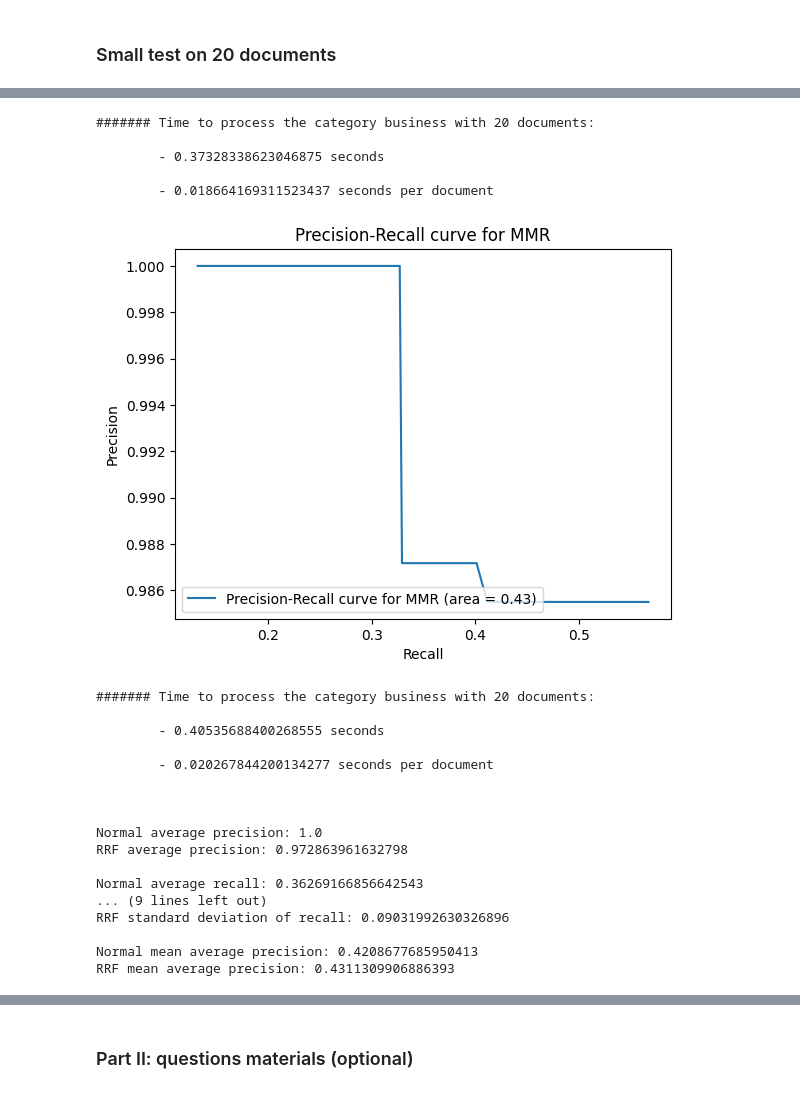
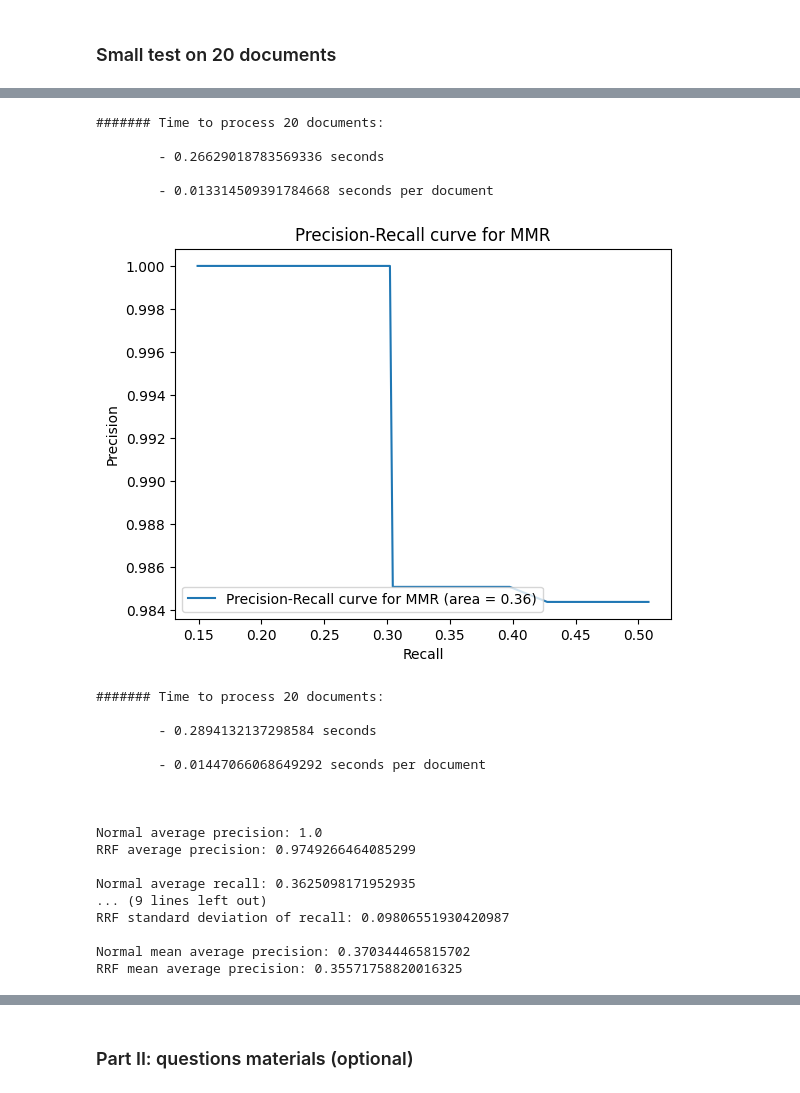
Before and after one commit to danieleavolio/Information-Processing-and-Retrieval, a Jupyter notebook: Project/Code/G8_P1_notebook.ipynb, the cells around one changed output, grey strips where cells are left out. Saved outputs shown, nothing was run; the diff lists cells and outputs as text; code cells hidden in the pictures.

```diff
--- a/Project/Code/G8_P1_notebook.ipynb
+++ b/Project/Code/G8_P1_notebook.ipynb
@@ -187,7 +184,6 @@ from transformers import BertModel, BertTokenizer
 import numpy as np
 import nltk
 
-# given two vectors representing embeddings, calculate the euclidian distance between them
 def euclidian_distance(v1, v2):
     # This will be used to compare the sentences embeddings of BERT
     return np.sum((v1 - v2) ** 2) ** 0.5
@@ -235,10 +231,7 @@ def summarization(
             sentence_scores.items(), key=lambda item: item[1], reverse=True
         )
 
-        # # Print the top sentences with their scores
-        # print("Top sentences with their scores")
-        # for i, score in sorted_sentence_scores[:5]:
-        #     print(f"Sentence: {sentences[i]} Score: {score}")
+
 
         summary_sentences = []
         summary_length = 0
@@ -256,7 +249,6 @@ def summarization(
         if order:
             summary_sentences.sort(key=lambda item: item[0])
 
-        # Join the sentences together into a single string
         summary = " ".join(sentence for i, sentence in summary_sentences)
     else:
         # The idea is to use the main sentence as an anchor and compare the rest of the sentences to it
@@ -265,16 +257,16 @@ def summarization(
         bert_model = BertModel.from_pretrained("bert-base-uncased")
         bert_tokenizer = BertTokenizer.from_pretrained("bert-base-uncased")
 
-        # The input for BERT is a list of strings
         # So we need to tokenize the sentences
         tokenized_sentences = bert_tokenizer(
-            sentences, return_tensors="pt", padding=True
+            sentences, return_tensors="pt", padding=True, truncation=True, max_length=512
         )
 
         anchor_embedding = bert_model(**tokenized_sentences)['last_hidden_state'].squeeze()[0].detach().numpy()
         sentences_embedding = {}
         for s in sentences:
-            sentences_embedding[s] = bert_model(**bert_tokenizer(s, return_tensors="pt"))['last_hidden_state'].squeeze()[0].detach().numpy()
+            tokenized_s = bert_tokenizer(s, return_tensors="pt", truncation=True, max_length=512)
+            sentences_embedding[s] = bert_model(**tokenized_s)['last_hidden_state'].squeeze()[0].detach().numpy()
 
 
         # Score is calculated using the euclidean distance function defined above
@@ -304,7 +296,6 @@ def summarization(
             summary_sentences.sort(key=lambda item: sentences.index(item[0]))
 
 
-        # Join the sentences together into a single string
         summary = " ".join(sentence for sentence, score in summary_sentences)
 
     if return_scores:
@@ -1013,7 +1026,7 @@ Probably this will take a while to run, so let's see how it goes.
 # %% [markdown]
 ### Small test on 20 documents
 # %%
-docs = documents_paths[300:320]
+docs = documents_paths[:20]
 
 normal_summaries = {}
 mmr_summaries = {}
@@ -1044,23 +1057,23 @@ compare_metrics(normal, mmr)
-####### Time to process the category business with 20 documents:
+####### Time to process 20 documents:
 
-        - 0.37328338623046875 seconds
+        - 0.26629018783569336 seconds
 
-        - 0.018664169311523437 seconds per document
+        - 0.013314509391784668 seconds per document
-[figure, old version]
+[figure, new version]
-####### Time to process the category business with 20 documents:
+####### Time to process 20 documents:
 
-        - 0.40535688400268555 seconds
+        - 0.2894132137298584 seconds
 
-        - 0.020267844200134277 seconds per document
+        - 0.01447066068649292 seconds per document
 
 
 
 Normal average precision: 1.0
-RRF average precision: 0.972863961632798
+RRF average precision: 0.9749266464085299
 
-Normal average recall: 0.36269166856642543
+Normal average recall: 0.3625098171952935
 ... (9 lines left out)
-RRF standard deviation of recall: 0.09031992630326896
+RRF standard deviation of recall: 0.09806551930420987
 
-Normal mean average precision: 0.4208677685950413
-RRF mean average precision: 0.4311309906886393
+Normal mean average precision: 0.370344465815702
+RRF mean average precision: 0.35571758820016325
```
Also changed, not shown: parts of 21 cells of this notebook, 5 other files.
